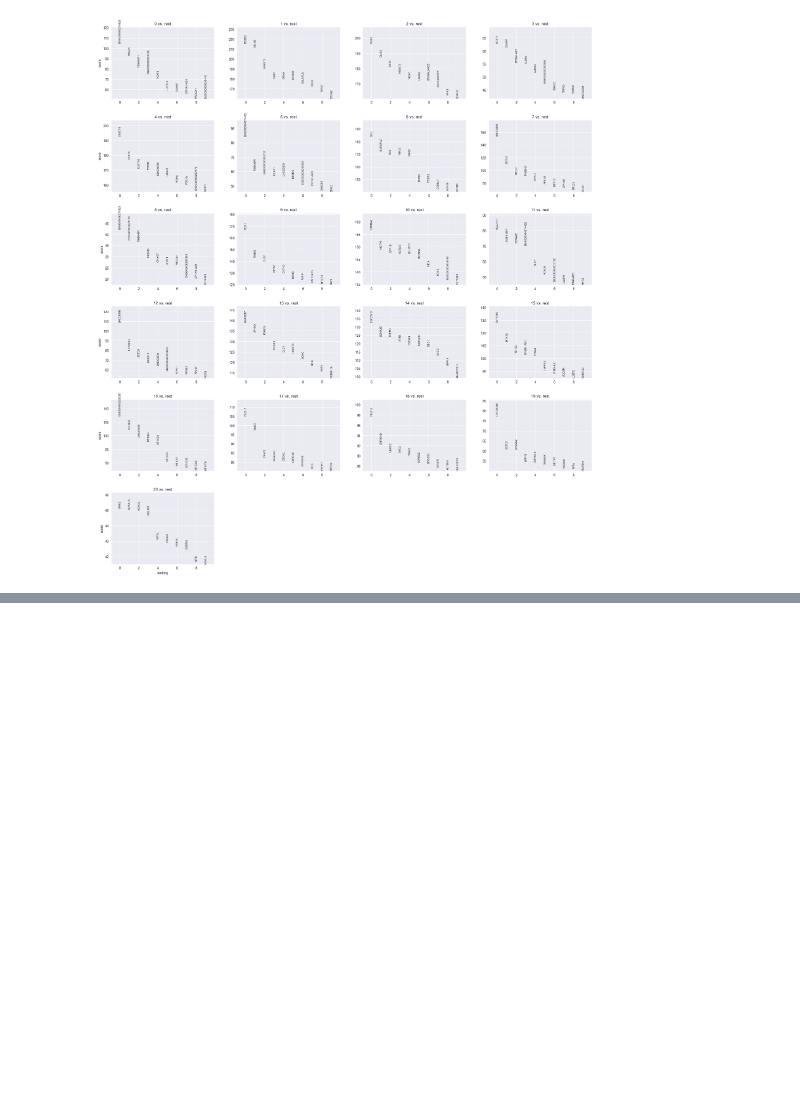
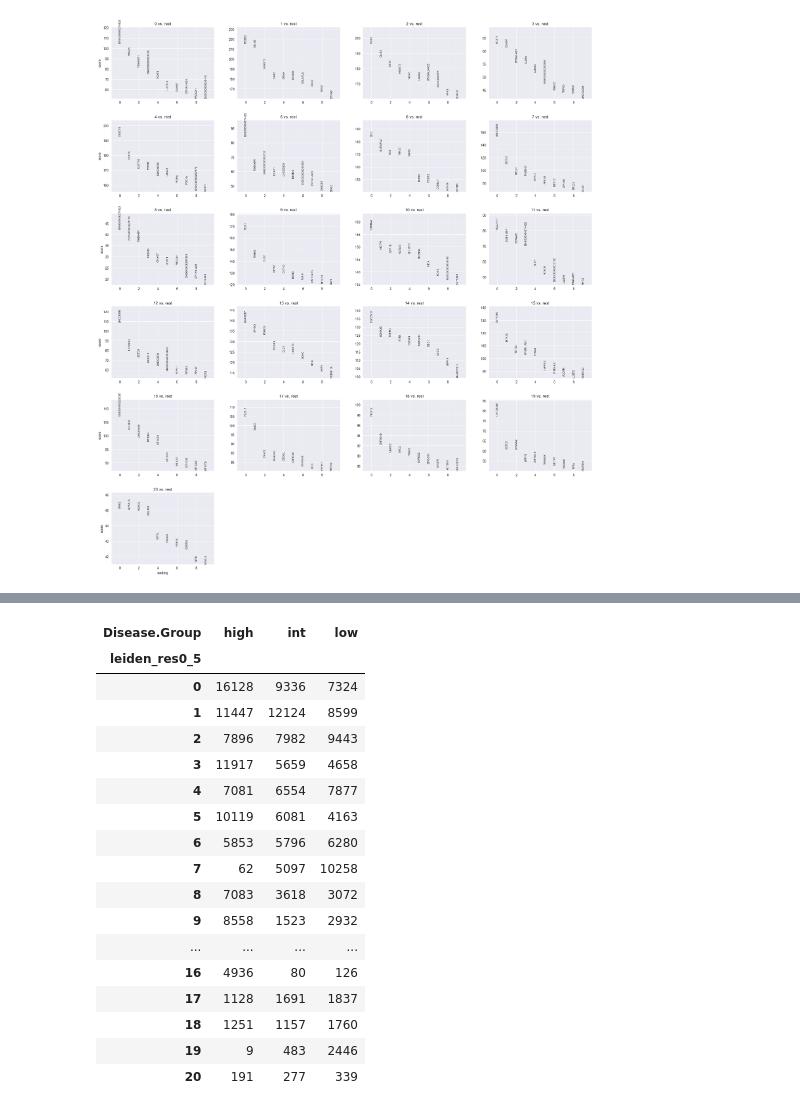
Before and after one commit to Shaunakm07/Single-Cell-Alzheimers, a Jupyter notebook: cluster_exhitatory_neurons.ipynb, the cells around one changed output, grey strips where cells are left out. Cells and saved outputs as stored; diff of their text form; code cells hidden in the pictures; blank space fills up the shorter version.

```diff
--- a/cluster_exhitatory_neurons.ipynb
+++ b/cluster_exhitatory_neurons.ipynb
@@ -82,0 +87,14 @@ sc.pl.rank_genes_groups_dotplot(adata_hvg, n_genes=10, gene_symbols="feature_nam
+# %%
+import scipy.stats as stats
+import pandas as pd
+from scipy.stats import fisher_exact
+
+ct = pd.crosstab(adata_hvg.obs["leiden_res0_5"], adata_hvg.obs["Disease.Group"])
+
+pvals = {}
+for c in ct.index:
+    a = ct.loc[c,'low']
+    b = ct.loc[c].sum() - a
+    c_ = ct['low'].sum() - a
+    d = ct.values.sum() - (a+b+c_)
+    pvals[c] = fisher_exact([[a,b],[c_,d]])[1]
@@ -82,0 +121,21 @@ sc.pl.rank_genes_groups_dotplot(adata_hvg, n_genes=10, gene_symbols="feature_nam
+# %%
+ct
+# %% [output]
+| Disease.Group | high | int | low |
+| leiden_res0_5 |  |  |  |
+| 0 | 16128 | 9336 | 7324 |
+| 1 | 11447 | 12124 | 8599 |
+| 2 | 7896 | 7982 | 9443 |
+| 3 | 11917 | 5659 | 4658 |
+| 4 | 7081 | 6554 | 7877 |
+| 5 | 10119 | 6081 | 4163 |
+| 6 | 5853 | 5796 | 6280 |
+| 7 | 62 | 5097 | 10258 |
+| 8 | 7083 | 3618 | 3072 |
+| 9 | 8558 | 1523 | 2932 |
+| ... | ... | ... | ... |
+| 16 | 4936 | 80 | 126 |
+| 17 | 1128 | 1691 | 1837 |
+| 18 | 1251 | 1157 | 1760 |
+| 19 | 9 | 483 | 2446 |
+| 20 | 191 | 277 | 339 |
```
Also changed, not shown: parts of 5 cells of this notebook.
